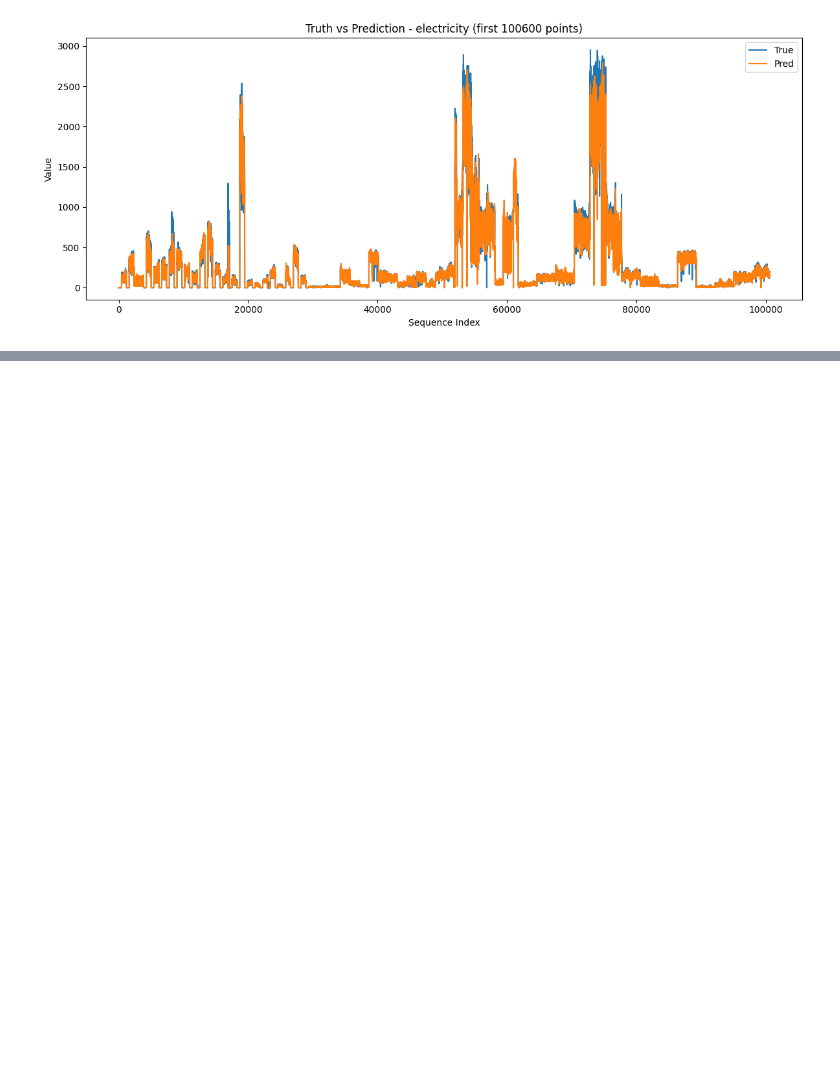
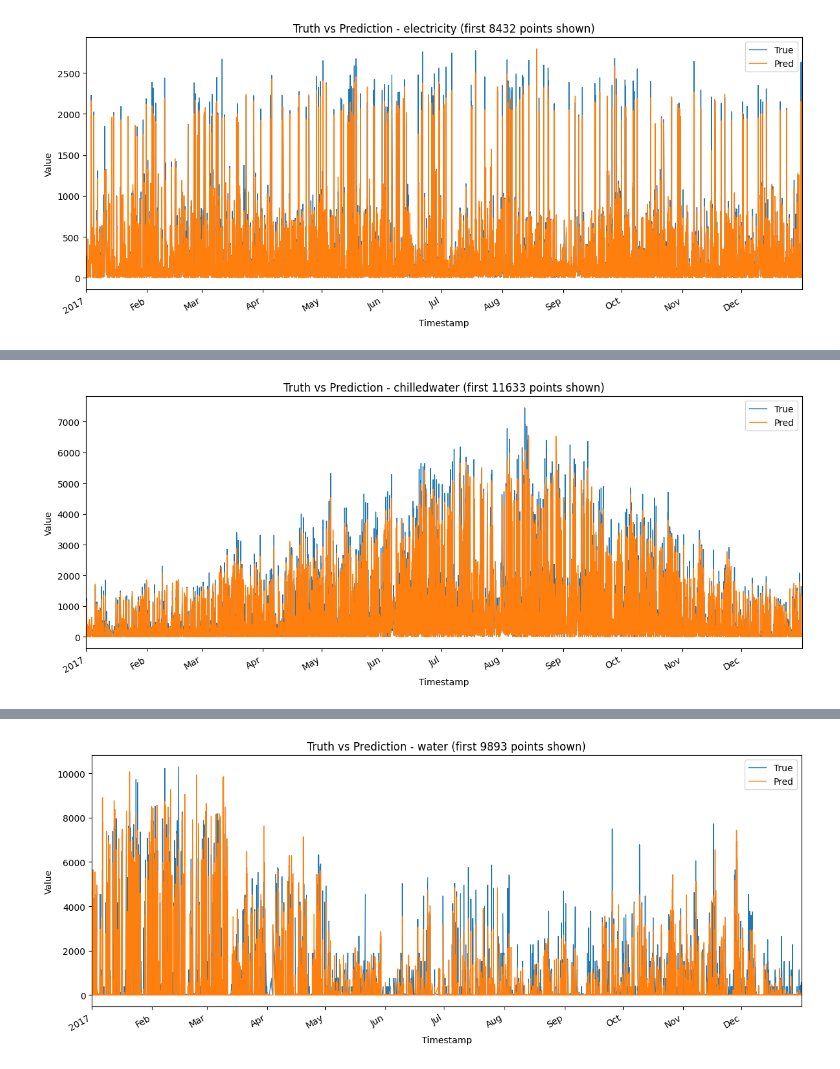
Before and after one commit to jeongeonjeon/EcoBuildiq, a Jupyter notebook: notebooks/infer_lstm.ipynb, the cells around one changed output, grey strips where cells are left out. Drawn from its saved outputs; the diff is of its cells as text; code cells hidden in the pictures; blank space fills up the shorter version.

```diff
--- a/notebooks/infer_lstm.ipynb
+++ b/notebooks/infer_lstm.ipynb
@@ -51,19 +228,43 @@ if "metrics" in dfs and not dfs["metrics"].empty:
 # %%
 
-# 3. Truth vs Prediction for top meter
-if "preds" in dfs and not dfs["preds"].empty:
-    d = dfs["preds"].copy()
-    top = d["meter_type"].value_counts().index.tolist()[0]
-    dd = d[d["meter_type"] == top].sort_values("seq_index").reset_index(drop=True)
-    window = min(100600, len(dd))
-    ddw = dd.iloc[:window]
-    plt.figure(figsize=(12, 5))
-    plt.plot(ddw["seq_index"], ddw["y_true"], label="True")
-    plt.plot(ddw["seq_index"], ddw["y_pred"], label="Pred")
-    plt.title(f"Truth vs Prediction - {top} (first {window} points)")
-    plt.xlabel("Sequence Index")
-    plt.ylabel("Value")
-    plt.legend()
-    plt.tight_layout()
-    plt.show()
+
+# 4) Truth vs Prediction — 상위 meter들 (timestamp 축 + 다운샘플)
+
+if "preds_vis" in dfs and not dfs["preds_vis"].empty:
+    d = dfs["preds_vis"].copy()
+    meter_order = d["meter_type"].value_counts().index.tolist()
+    first_ns = [200000, 200000, 200000, 200000, 200000, 200000, 200000]
+
+    for idx in range(min(7, len(meter_order))):
+        top = meter_order[idx]
+        dd = d[d["meter_type"] == top].copy()
+
+        # 시간축 우선 정렬
+        if "timestamp" in dd.columns and dd["timestamp"].notna().any():
+            dd = dd.sort_values("timestamp")
+            print("\n", top, "→", dd["timestamp"].min(), "~", dd["timestamp"].max(), f"(total {len(dd)})")
+        else:
+            dd = dd.sort_values("seq_index")
+
+        # 표시 구간 제한
+        window = min(first_ns[idx], len(dd))
+        ddw = dd.iloc[:window].reset_index(drop=True)
+
+        # 표시용 다운샘플(시각화만)
+        ddw = _downsample_df(ddw, max_points=8000)
+
+        x = _x_axis_series(ddw)
+        x_label = "Timestamp" if ("timestamp" in ddw.columns and ddw["timestamp"].notna().any()) else "Sequence Index"
+
+        plt.figure(figsize=(12, 5))
+        plt.plot(x, ddw["y_true"], label="True", linewidth=1)
+        plt.plot(x, ddw["y_pred"], label="Pred", linewidth=1)
+        ax = plt.gca()
+        _maybe_format_timeaxis(ax, x)
+        plt.title(f"Truth vs Prediction - {top} (first {len(ddw)} points shown)")
+        plt.xlabel(x_label)
+        plt.ylabel("Value")
+        plt.legend()
+        plt.tight_layout()
+        plt.show()
 # %% [output]
@@ -70 +272 @@ if "preds" in dfs and not dfs["preds"].empty:
-[figure, old version]
+[figure, new version]
@@ -70,0 +274 @@ if "preds" in dfs and not dfs["preds"].empty:
+[figure, added]
@@ -70,0 +276 @@ if "preds" in dfs and not dfs["preds"].empty:
+[figure, added]
```
Also changed, not shown: parts of 24 cells of this notebook, 13 other files.
